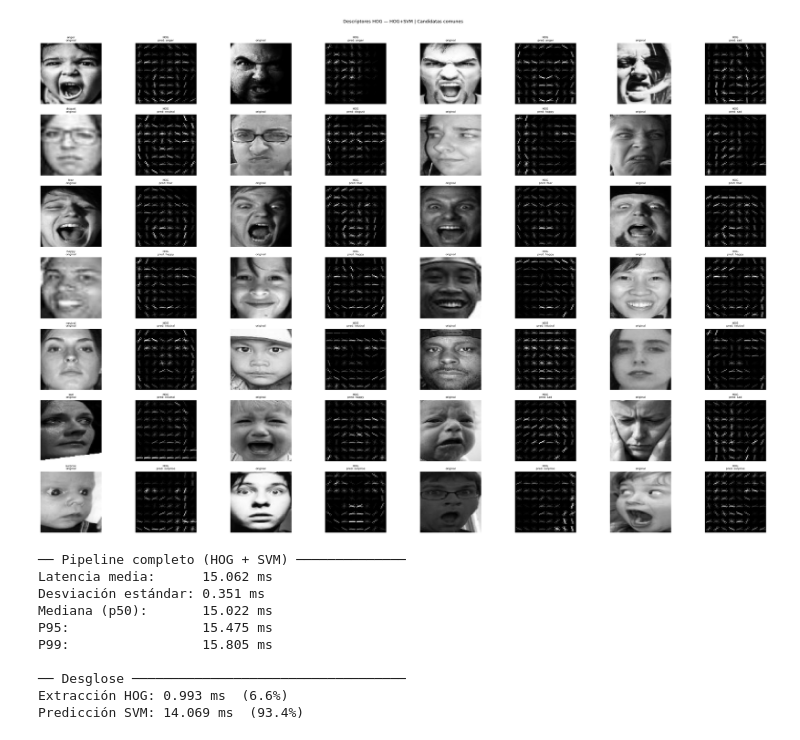
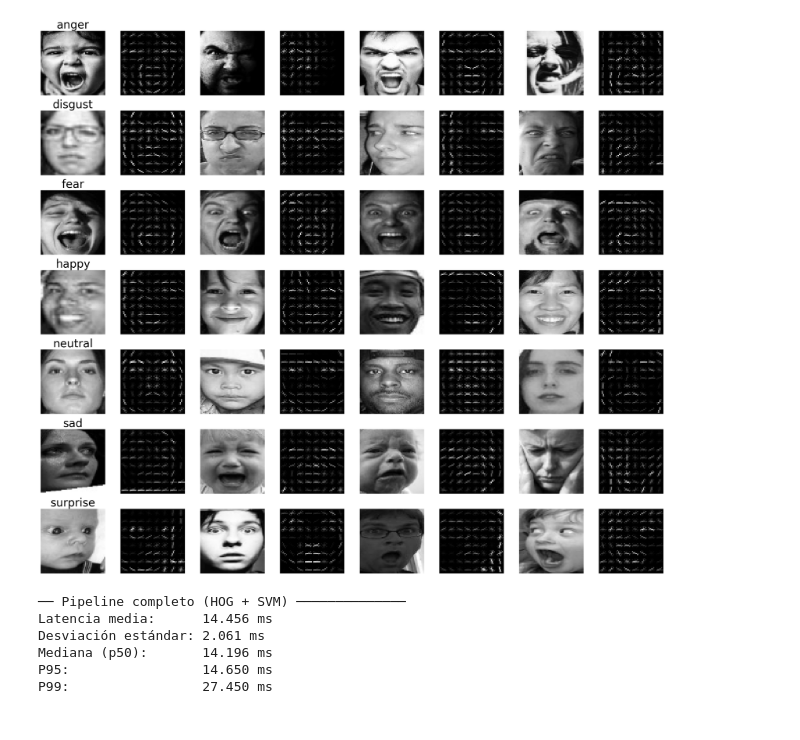
Before and after one commit to LGM03/TFM_IA_LidiaGonzalezMartin, a Jupyter notebook: hog+svm/explicabilidad_hog.ipynb, the cells around one changed output. Drawn from its saved outputs; the diff is of its cells as text; code cells hidden in the pictures.

```diff
--- a/hog+svm/explicabilidad_hog.ipynb
+++ b/hog+svm/explicabilidad_hog.ipynb
@@ -37,45 +40,39 @@ def predecir_hog_svm(model, features):
 fig, axes = plt.subplots(
     nrows=len(CLASS_NAMES),
     ncols=8,  # 4 imágenes × (original + HOG)
-    figsize=(32, len(CLASS_NAMES) * 3)
+    figsize=(24, len(CLASS_NAMES) * 3)
 )
 
 for row_idx, emotion_idx in enumerate(range(len(CLASS_NAMES))):
     emotion_name = CLASS_NAMES[emotion_idx]
     subset = candidatas[candidatas["label_real"] == emotion_idx]
 
     for col_pair, (_, row) in enumerate(subset.iterrows()):
         if col_pair >= 4:
             break
 
         face, hog_img, features = get_hog_visualization(row["imagen_path"])
         pred = predecir_hog_svm(model, features)
 
         col_orig = col_pair * 2
         col_hog  = col_pair * 2 + 1
 
         axes[row_idx, col_orig].imshow(face, cmap="gray")
         axes[row_idx, col_orig].axis("off")
         if col_pair == 0:
-            axes[row_idx, col_orig].set_title(f"{emotion_name}\noriginal", fontsize=8)
-        else:
-            axes[row_idx, col_orig].set_title("original", fontsize=8)
+            axes[row_idx, col_orig].set_title(f"{emotion_name}", fontsize=30)
+
 
         axes[row_idx, col_hog].imshow(hog_img, cmap="gray")
         axes[row_idx, col_hog].axis("off")
-        axes[row_idx, col_hog].set_title(f"HOG\npred: {pred}", fontsize=8)
 
-plt.suptitle("Descriptores HOG — HOG+SVM | Candidatas comunes", fontsize=13, y=1.01)
 plt.tight_layout()
 plt.savefig("hog_explicabilidad.png", dpi=150, bbox_inches="tight")
 plt.show()
 # %% [output]
-[figure, old version]
+[figure, new version]
 # %%
-import time
-import numpy as np
-import cv2
-from skimage.feature import hog
+
 
 N_RUNS   = 100
 N_WARMUP = 10
@@ -131,18 +128,10 @@ print(f"Desviación estándar: {np.std(times):.3f} ms")
 print(f"Mediana (p50):       {np.percentile(times, 50):.3f} ms")
 print(f"P95:                 {np.percentile(times, 95):.3f} ms")
 print(f"P99:                 {np.percentile(times, 99):.3f} ms")
-
-print("\n── Desglose ───────────────────────────────────")
-print(f"Extracción HOG: {np.mean(times_hog):.3f} ms  ({np.mean(times_hog)/np.mean(times)*100:.1f}%)")
-print(f"Predicción SVM: {np.mean(times_svm):.3f} ms  ({np.mean(times_svm)/np.mean(times)*100:.1f}%)")
 # %% [output]
 ── Pipeline completo (HOG + SVM) ──────────────
-Latencia media:      15.062 ms
-Desviación estándar: 0.351 ms
-Mediana (p50):       15.022 ms
-P95:                 15.475 ms
-P99:                 15.805 ms
-
-── Desglose ───────────────────────────────────
-Extracción HOG: 0.993 ms  (6.6%)
-Predicción SVM: 14.069 ms  (93.4%)
+Latencia media:      14.456 ms
+Desviación estándar: 2.061 ms
+Mediana (p50):       14.196 ms
+P95:                 14.650 ms
+P99:                 27.450 ms
```
Also changed, not shown: parts of 2 cells of this notebook, 22 other files.
